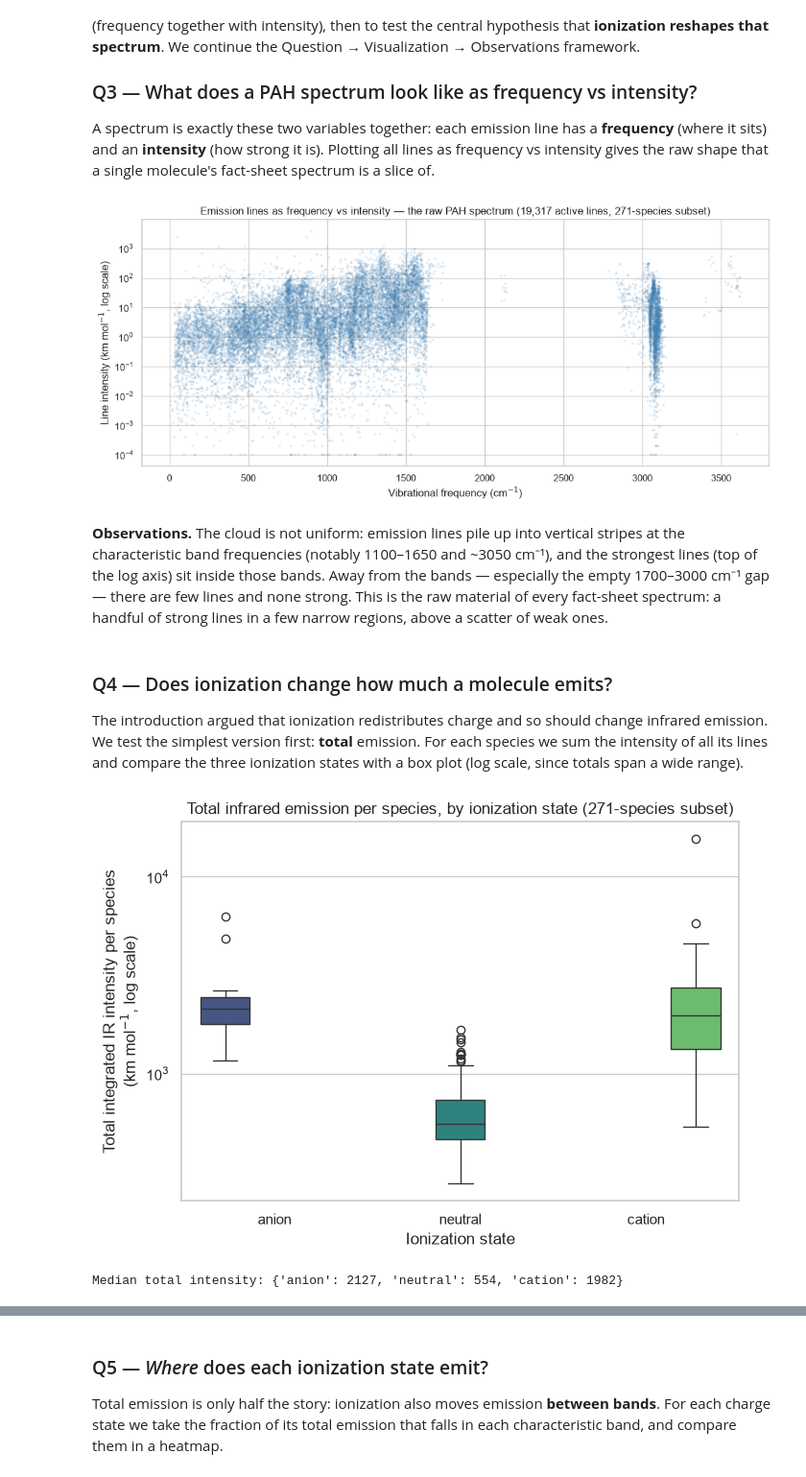
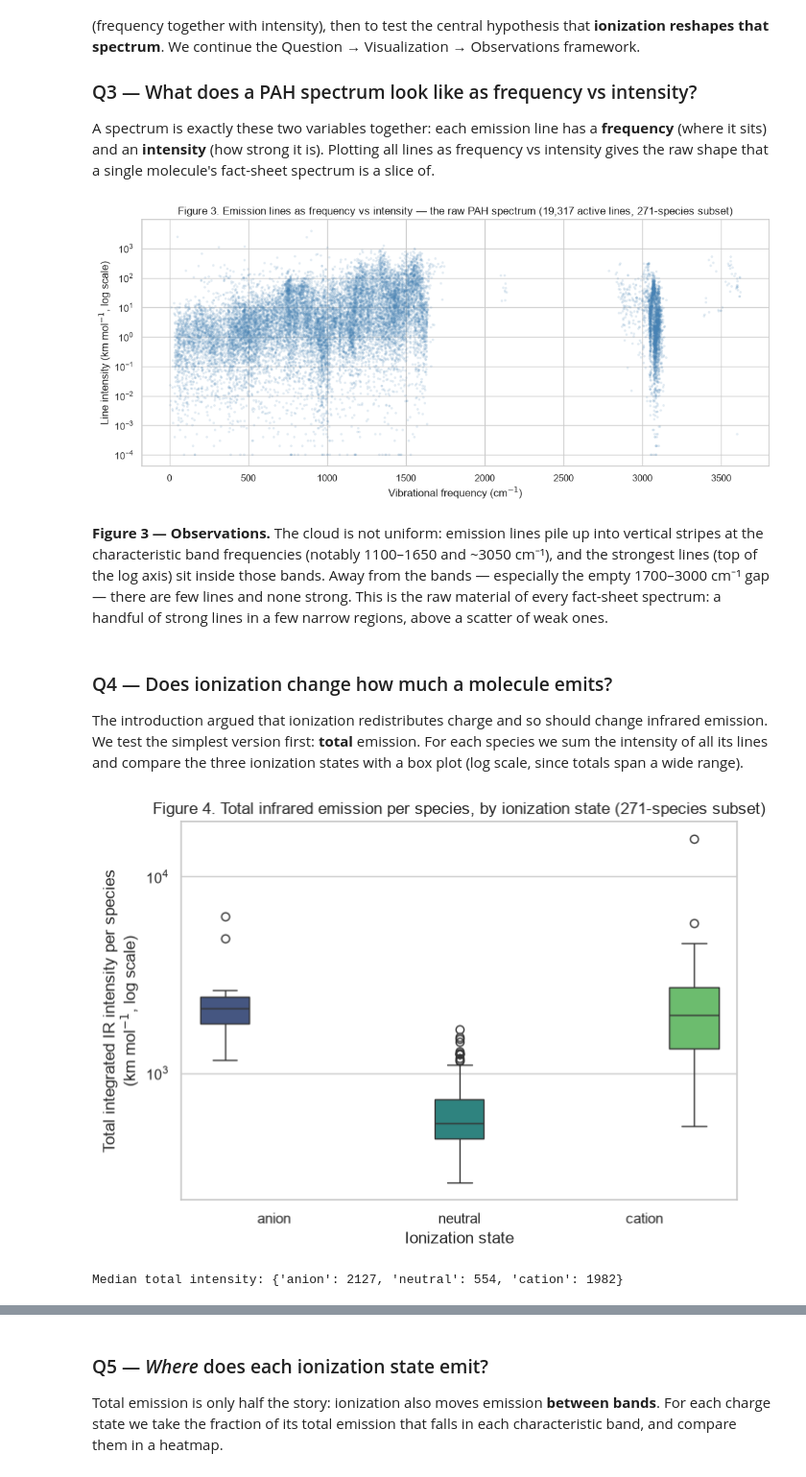
Before and after one commit to thebreadishard/udacity-data-visualization, a Jupyter notebook: notebooks/Part_I_exploration_template.ipynb, the cells around one changed output, grey strips where cells are left out. Shown at 96% size. Drawn from its saved outputs; the diff is of its cells as text; code cells hidden in the pictures.

```diff
--- a/notebooks/Part_I_exploration_template.ipynb
+++ b/notebooks/Part_I_exploration_template.ipynb
@@ -284,14 +284,14 @@ ax.scatter(active["frequency"], active["intensity"], s=8, alpha=0.15,
 ax.set_yscale("log")
 ax.set_xlabel("Vibrational frequency (cm$^{-1}$)")
 ax.set_ylabel("Line intensity (km mol$^{-1}$, log scale)")
-ax.set_title(f"Emission lines as frequency vs intensity — the raw PAH spectrum "
+ax.set_title(f"Figure 3. Emission lines as frequency vs intensity — the raw PAH spectrum "
              f"({len(active):,} active lines, 271-species subset)")
 plt.tight_layout()
 plt.show()
 # %% [output]
-[figure, old version]
+[figure, new version]
 # %% [markdown]
-**Observations.** The cloud is not uniform: emission lines pile up into vertical stripes at the characteristic band frequencies (notably 1100–1650 and ~3050 cm⁻¹), and the strongest lines (top of the log axis) sit inside those bands. Away from the bands — especially the empty 1700–3000 cm⁻¹ gap — there are few lines and none strong. This is the raw material of every fact-sheet spectrum: a handful of strong lines in a few narrow regions, above a scatter of weak ones.
+**Figure 3 — Observations.** The cloud is not uniform: emission lines pile up into vertical stripes at the characteristic band frequencies (notably 1100–1650 and ~3050 cm⁻¹), and the strongest lines (top of the log axis) sit inside those bands. Away from the bands — especially the empty 1700–3000 cm⁻¹ gap — there are few lines and none strong. This is the raw material of every fact-sheet spectrum: a handful of strong lines in a few narrow regions, above a scatter of weak ones.
 # %% [markdown]
 ### Q4 — Does ionization change how much a molecule emits?
 
@@ -299,24 +299,24 @@ The introduction argued that ionization redistributes charge and so should chang
 # %%
 # Q4 VISUALIZATION: total integrated IR emission per species, by ionization state.
 species_emission = (
     transitions.groupby("uid")["intensity"].sum().rename("total_intensity").reset_index()
     .merge(molecules_species[["uid", "charge_state"]], on="uid")
 )
 
 fig, ax = plt.subplots(figsize=(7, 5))
 sns.boxplot(data=species_emission, x="charge_state", y="total_intensity",
             order=charge_order, hue="charge_state", palette="viridis",
             legend=False, ax=ax)
 ax.set_yscale("log")
 ax.set_xlabel("Ionization state")
 ax.set_ylabel("Total integrated IR intensity per species\n(km mol$^{-1}$, log scale)")
-ax.set_title("Total infrared emission per species, by ionization state (271-species subset)")
+ax.set_title("Figure 4. Total infrared emission per species, by ionization state (271-species subset)")
 plt.tight_layout()
 plt.show()
 
 medians = species_emission.groupby("charge_state", observed=True)["total_intensity"].median()
 print("Median total intensity:", {k: round(v) for k, v in medians.items()})
 # %% [output]
-[figure, old version]
+[figure, new version]
 Median total intensity: {'anion': 2127, 'neutral': 554, 'cation': 1982}
 # %% [markdown]
```
Also changed, not shown: parts of 13 cells of this notebook.
